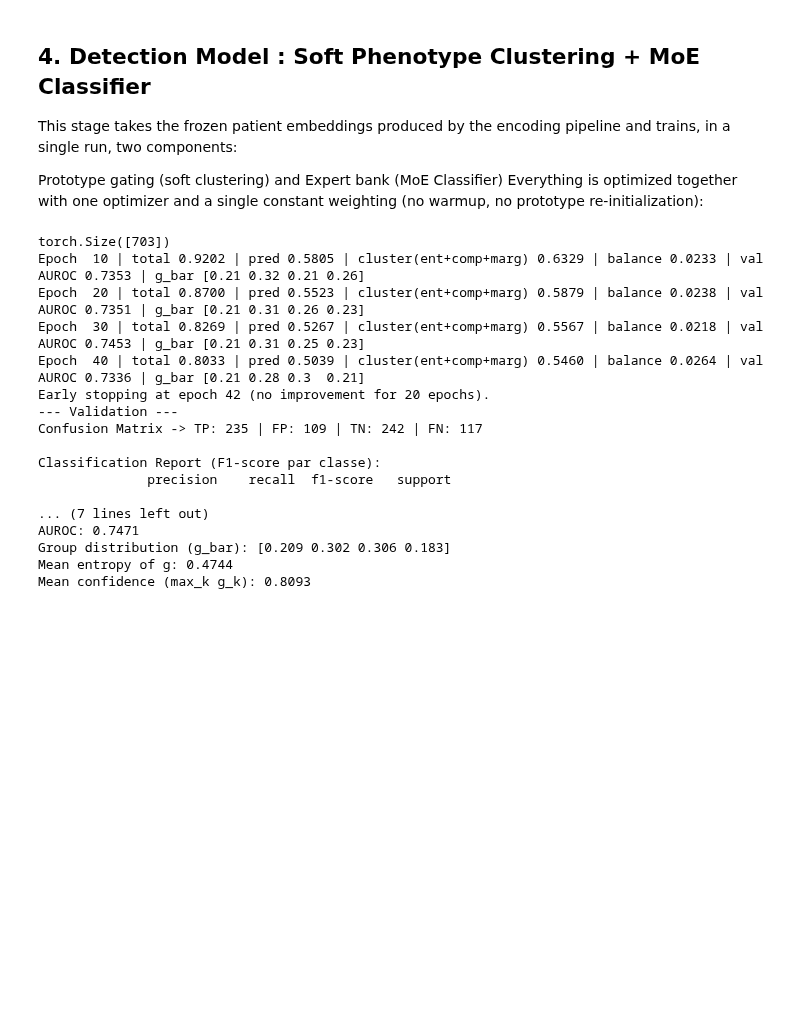
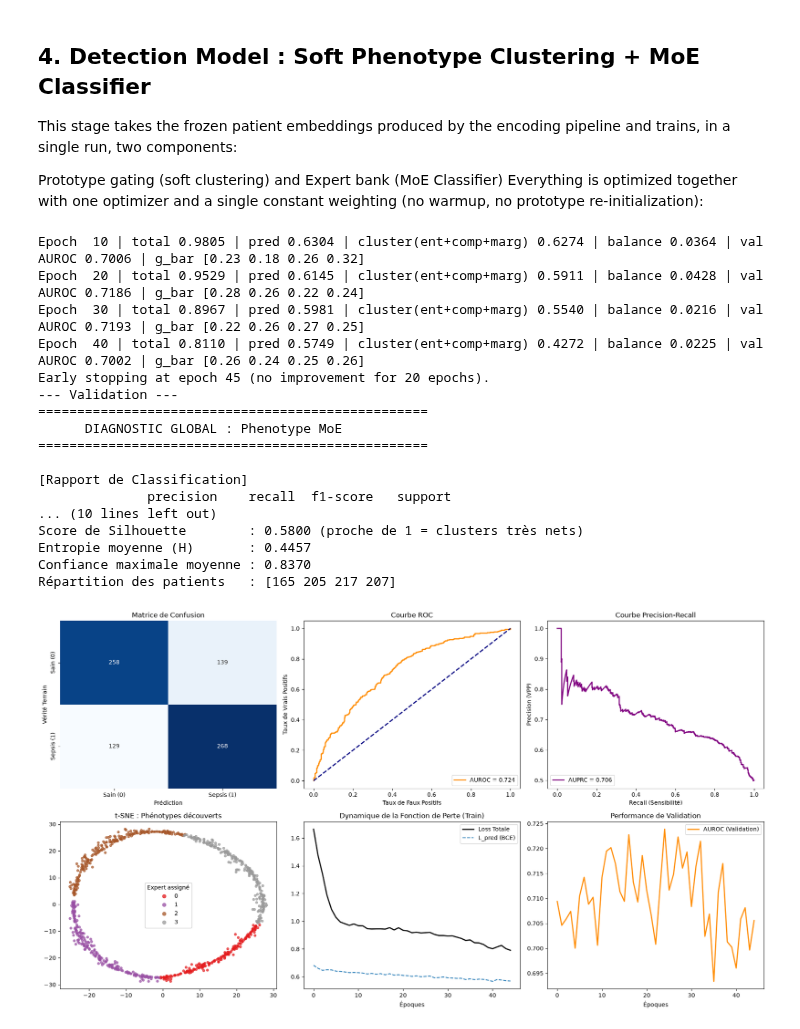
Before and after one commit to BBDFrancois/Research_Project_Early_Sepsis_Phenotyping_Prediction, a Jupyter notebook: src/main.ipynb, the cells around one changed output. Saved outputs shown, nothing was run; the diff lists cells and outputs as text; code cells hidden in the pictures; blank space fills up the shorter version.

```diff
--- a/src/main.ipynb
+++ b/src/main.ipynb
@@ -207,48 +227,45 @@ Everything is optimized together with one optimizer and a single constant weight
 # %%
 
 
-X_tr, X_va, X_te, y_tr, y_va, y_te, _,_,_ = data_out
+X_tr, X_va, X_te, y_tr, y_va, y_te, pid_train, pid_val, pid_test = data_out
 
 z_train = torch.tensor(X_tr, dtype=torch.float32)
 z_val   = torch.tensor(X_va, dtype=torch.float32)
 z_test  = torch.tensor(X_te, dtype=torch.float32)
 y_train = torch.tensor(y_tr, dtype=torch.float32)
 y_val = torch.tensor(y_va, dtype=torch.float32)
 y_test  = torch.tensor(y_te, dtype=torch.float32)
-
-print(y_test.shape)
 
 model = PhenotypeMoE(input_dim=z_train.shape[1], n_clusters=4, temperature=0.3, margin=0.5)
 
 model, history = train_phenotype_moe(
     model, z_train, y_train, z_val, y_val,
     epochs=200, batch_size=64, lr=1e-3,
     lambdas={'pred': 1.0, 'cluster': 0.5, 'balance': 1.0},
     patience=20, device=device_dml, verbose_every=10
 )
 
-#plot_training_curves(history)
-
 print("--- Validation ---")
-val_results = evaluate_phenotype_moe(model, z_val, y_val, threshold=0.5, device=device_dml)
+val_results = evaluate_phenotype_moe_plus(model, z_val, y_val, history, threshold=0.5, device=device_dml)
 # %% [output]
-torch.Size([703])
-Epoch  10 | total 0.9202 | pred 0.5805 | cluster(ent+comp+marg) 0.6329 | balance 0.0233 | val AUROC 0.7353 | g_bar [0.21 0.32 0.21 0.26]
-Epoch  20 | total 0.8700 | pred 0.5523 | cluster(ent+comp+marg) 0.5879 | balance 0.0238 | val AUROC 0.7351 | g_bar [0.21 0.31 0.26 0.23]
-Epoch  30 | total 0.8269 | pred 0.5267 | cluster(ent+comp+marg) 0.5567 | balance 0.0218 | val AUROC 0.7453 | g_bar [0.21 0.31 0.25 0.23]
-Epoch  40 | total 0.8033 | pred 0.5039 | cluster(ent+comp+marg) 0.5460 | balance 0.0264 | val AUROC 0.7336 | g_bar [0.21 0.28 0.3  0.21]
-Early stopping at epoch 42 (no improvement for 20 epochs).
+Epoch  10 | total 0.9805 | pred 0.6304 | cluster(ent+comp+marg) 0.6274 | balance 0.0364 | val AUROC 0.7006 | g_bar [0.23 0.18 0.26 0.32]
+Epoch  20 | total 0.9529 | pred 0.6145 | cluster(ent+comp+marg) 0.5911 | balance 0.0428 | val AUROC 0.7186 | g_bar [0.28 0.26 0.22 0.24]
+Epoch  30 | total 0.8967 | pred 0.5981 | cluster(ent+comp+marg) 0.5540 | balance 0.0216 | val AUROC 0.7193 | g_bar [0.22 0.26 0.27 0.25]
+Epoch  40 | total 0.8110 | pred 0.5749 | cluster(ent+comp+marg) 0.4272 | balance 0.0225 | val AUROC 0.7002 | g_bar [0.26 0.24 0.25 0.26]
+Early stopping at epoch 45 (no improvement for 20 epochs).
 --- Validation ---
-Confusion Matrix -> TP: 235 | FP: 109 | TN: 242 | FN: 117
+==================================================
+      DIAGNOSTIC GLOBAL : Phenotype MoE
+==================================================
 
-Classification Report (F1-score par classe):
+[Rapport de Classification]
               precision    recall  f1-score   support
-
-... (7 lines left out)
-AUROC: 0.7471
-Group distribution (g_bar): [0.209 0.302 0.306 0.183]
-Mean entropy of g: 0.4744
-Mean confidence (max_k g_k): 0.8093
+... (10 lines left out)
+Score de Silhouette        : 0.5800 (proche de 1 = clusters très nets)
+Entropie moyenne (H)       : 0.4457
+Confiance maximale moyenne : 0.8370
+Répartition des patients   : [165 205 217 207]
+[figure, added]
 # %%
 
 print("--- Test ---")
```
Also changed, not shown: parts of 5 cells of this notebook, 53 other files.
